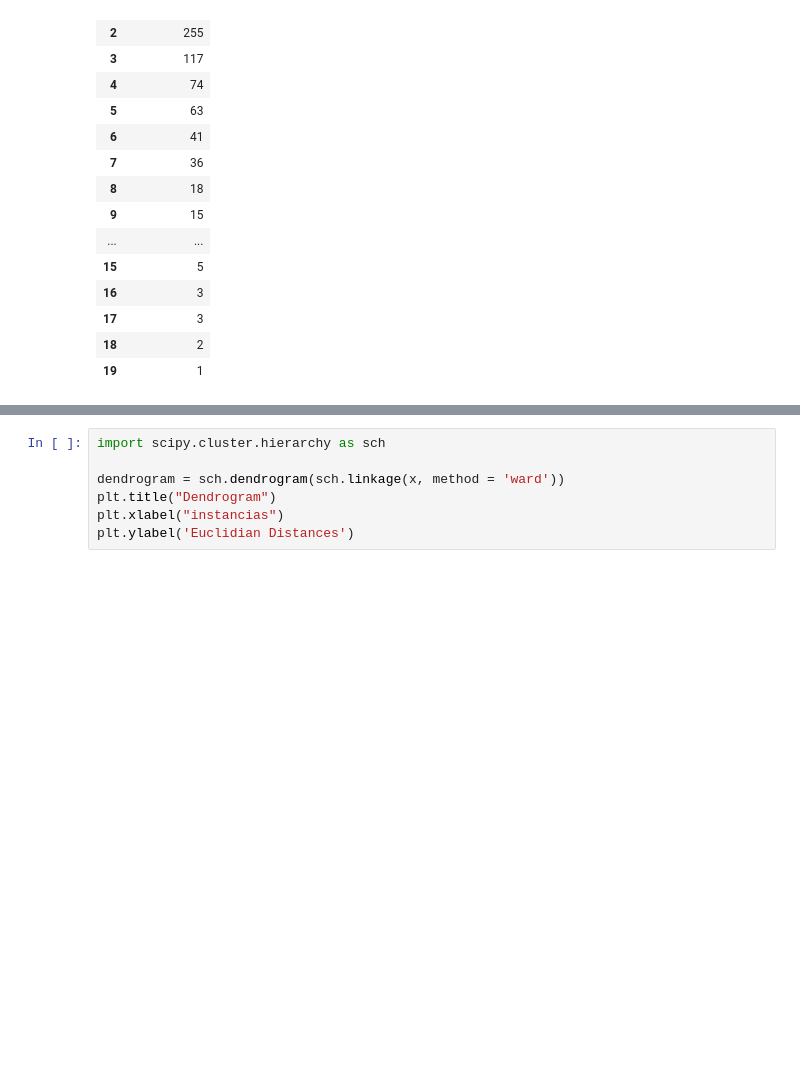
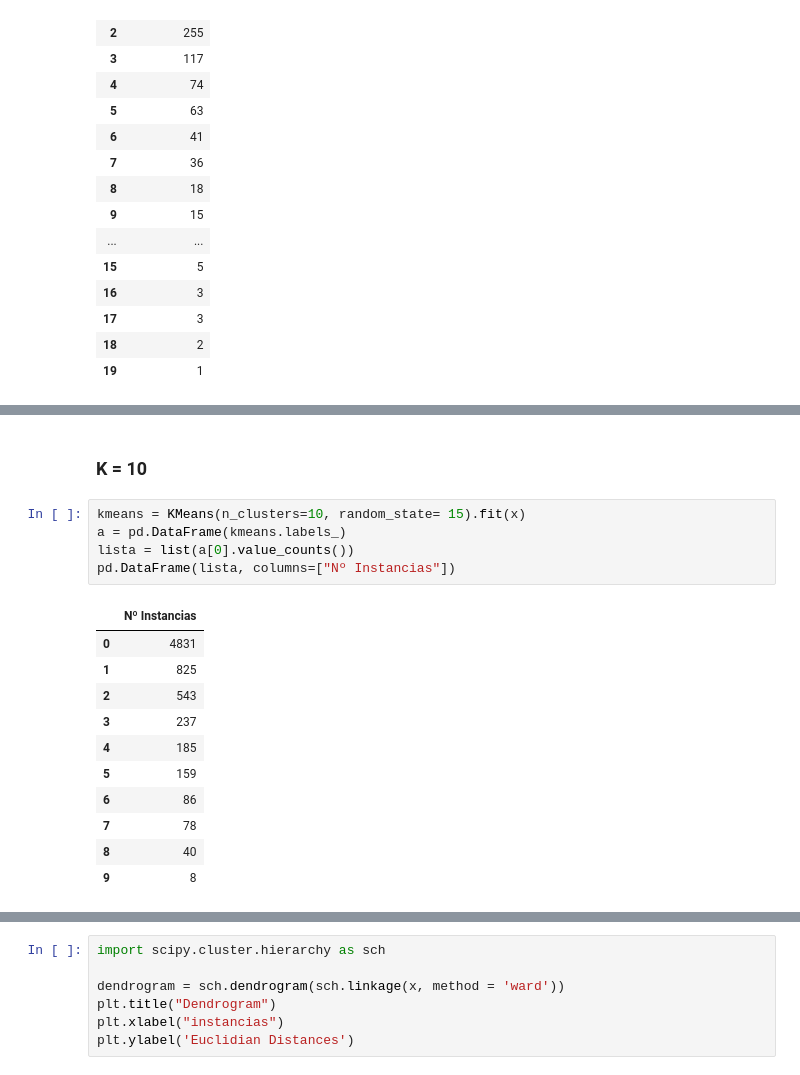
Before and after one commit to thalesmonteiro/Artificial-Intelligence-Test, a Jupyter notebook: Questao3.ipynb, the cells around one changed output, grey strips where cells are left out. Cells and saved outputs as stored; diff of their text form; blank space fills up the shorter version.

```diff
--- a/Questao3.ipynb
+++ b/Questao3.ipynb
@@ -300,0 +357,19 @@ len(y_hc)
+# %% [markdown]
+### K = 10
+# %%
+kmeans = KMeans(n_clusters=10, random_state= 15).fit(x)
+a = pd.DataFrame(kmeans.labels_)
+lista = list(a[0].value_counts())
+pd.DataFrame(lista, columns=["Nº Instancias"])
+# %% [output]
+|  | Nº Instancias |
+| 0 | 4831 |
+| 1 | 825 |
+| 2 | 543 |
+| 3 | 237 |
+| 4 | 185 |
+| 5 | 159 |
+| 6 | 86 |
+| 7 | 78 |
+| 8 | 40 |
+| 9 | 8 |
```
Also changed, not shown: parts of 38 cells of this notebook.
